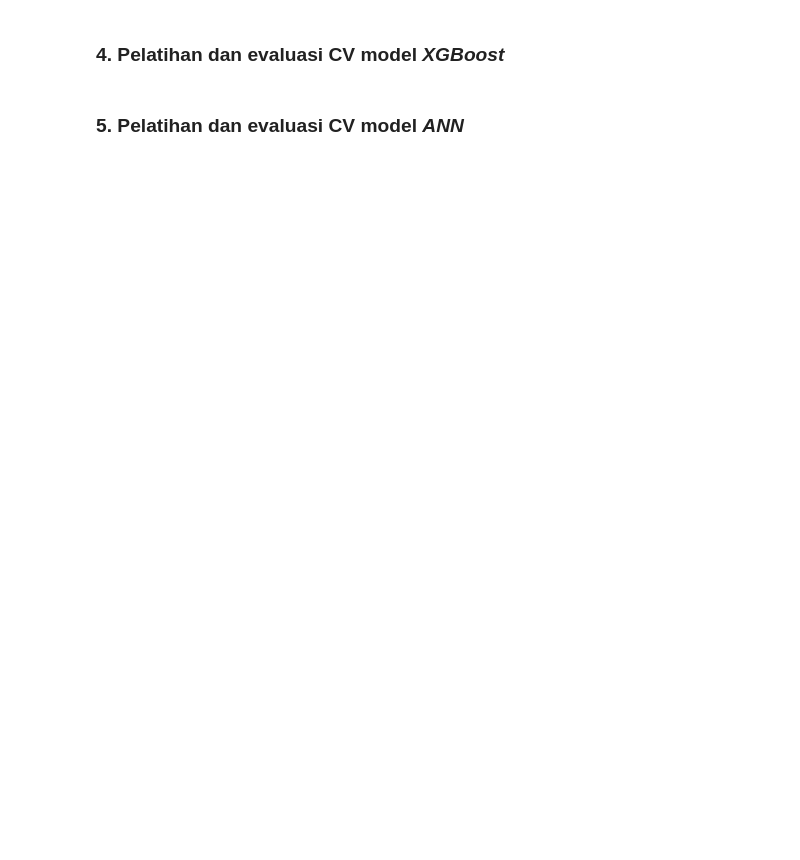
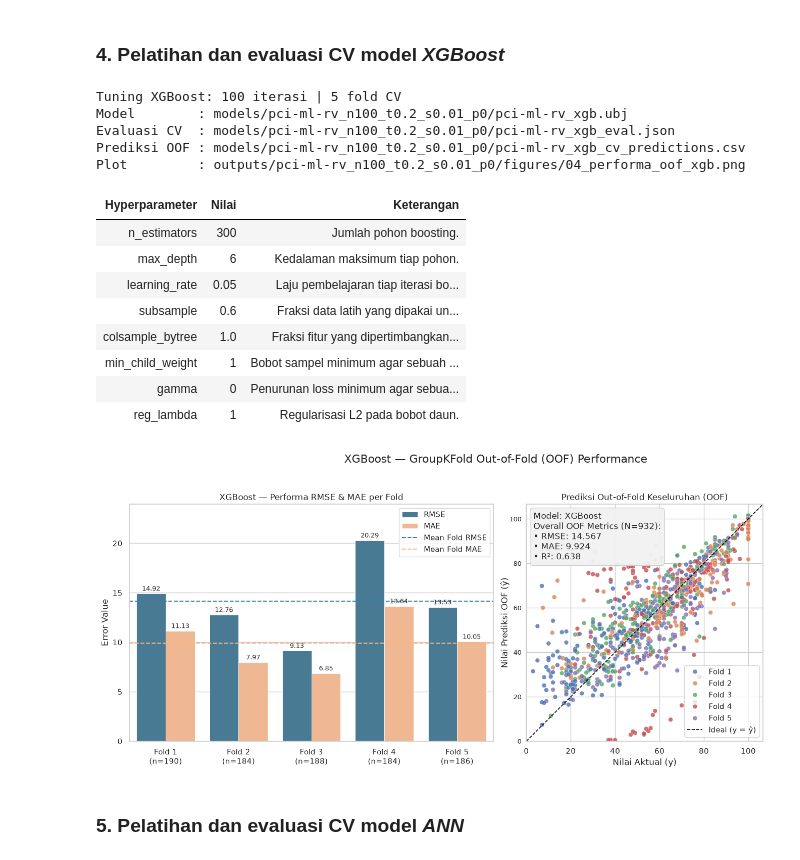
Before and after one commit to naimdoubU/pci-ml, a Jupyter notebook: pci-ml-26.ipynb, the cells around one changed output. Cells and saved outputs as stored; diff of their text form; code cells hidden in the pictures; blank space fills up the shorter version.

```diff
--- a/pci-ml-26.ipynb
+++ b/pci-ml-26.ipynb
@@ -221,34 +260,50 @@ XGB_SEARCH_SPACE = {
     "min_child_weight": [1, 3, 5],
     "gamma": [0, 0.1, 0.3],
     "reg_lambda": [1, 3, 5],
 }
 xgb_candidates = ParameterSampler(XGB_SEARCH_SPACE, n_iter=XGB_N_ITER, random_state=SEED)
 xgb_best_mae, xgb_best_params, xgb_oof = best_xgb_candidate(
     xgb_candidates, train_features, train_pci, SEED, CV_FOLDS
 )
 release("xgb_candidates")
 
 # Evaluasi cross-validation dari prediksi out-of-fold
 xgb_cv = cv_metrics(train_pci, xgb_oof, CV_FOLDS)
 
 # Training model final pada seluruh data latih
 tuned_xgb = XGBRegressor(**xgb_best_params, random_state=SEED, n_jobs=-1, verbosity=0)
 tuned_xgb.fit(train_features, train_pci)
 
 # Simpan model, input evaluasi, metrik CV, dan prediksi OOF
 save_xgb(tuned_xgb, DATASET, SPLIT_PARAMS)
 save_eval_inputs("xgb", DATASET, SPLIT_PARAMS, xgb_best_params, XGB_SEARCH_SPACE, xgb_best_mae, xgb_oof)
 xgb_cv_file = save_cv_predictions(
     "xgb", DATASET, SPLIT_PARAMS, xgb_oof, train_pci, train_road_info, CV_FOLDS
 )
-xgb_plot_file = figure_path("04_performa_oof_xgb.png", SPLIT_PARAMS)
+xgb_plot_file = figure_path("04_performa_oof_xgb.png", DATASET, SPLIT_PARAMS)
 print(f"Plot         : {xgb_plot_file.relative_to(ROOT_DIR).as_posix()}")
 save_cv_outputs("xgb", DATASET, SPLIT_PARAMS, xgb_cv, xgb_cv_file, xgb_plot_file)
 release("tuned_xgb")
 
 # Tampilkan hyperparameter terbaik dan gambar plot CV (tanpa data test)
 display(HTML(xgb_param_table(xgb_best_params, XGB_SEARCH_SPACE)))
 plot_cv_oof(train_pci, xgb_oof, CV_FOLDS, model_name="XGBoost", save_path=xgb_plot_file)
+# %% [output]
+Tuning XGBoost: 100 iterasi | 5 fold CV
+Model        : models/pci-ml-rv_n100_t0.2_s0.01_p0/pci-ml-rv_xgb.ubj
+Evaluasi CV  : models/pci-ml-rv_n100_t0.2_s0.01_p0/pci-ml-rv_xgb_eval.json
+Prediksi OOF : models/pci-ml-rv_n100_t0.2_s0.01_p0/pci-ml-rv_xgb_cv_predictions.csv
+Plot         : outputs/pci-ml-rv_n100_t0.2_s0.01_p0/figures/04_performa_oof_xgb.png
+| Hyperparameter | Nilai | Keterangan |
+| n_estimators | 300 | Jumlah pohon boosting. |
+| max_depth | 6 | Kedalaman maksimum tiap pohon. |
+| learning_rate | 0.05 | Laju pembelajaran tiap iterasi bo... |
+| subsample | 0.6 | Fraksi data latih yang dipakai un... |
+| colsample_bytree | 1.0 | Fraksi fitur yang dipertimbangkan... |
+| min_child_weight | 1 | Bobot sampel minimum agar sebuah ... |
+| gamma | 0 | Penurunan loss minimum agar sebua... |
+| reg_lambda | 1 | Regularisasi L2 pada bobot daun. |
+[figure, added]
 # %% [markdown]
 ### **5. Pelatihan dan evaluasi CV model *ANN***
 # %%
```
Also changed, not shown: parts of 9 cells of this notebook, 39 other files.
